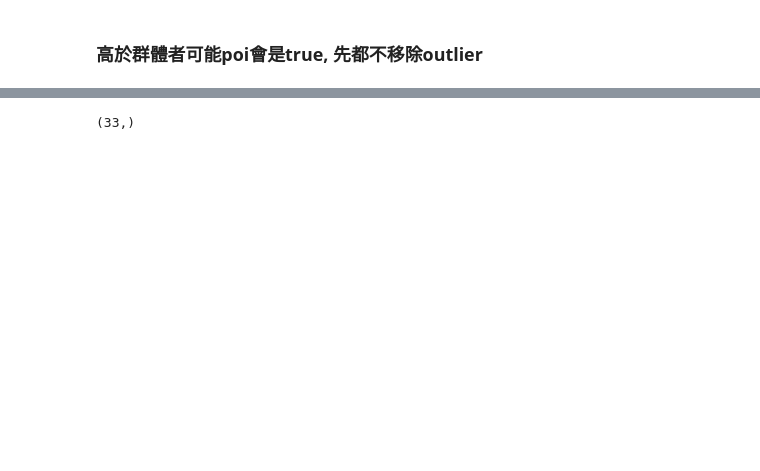
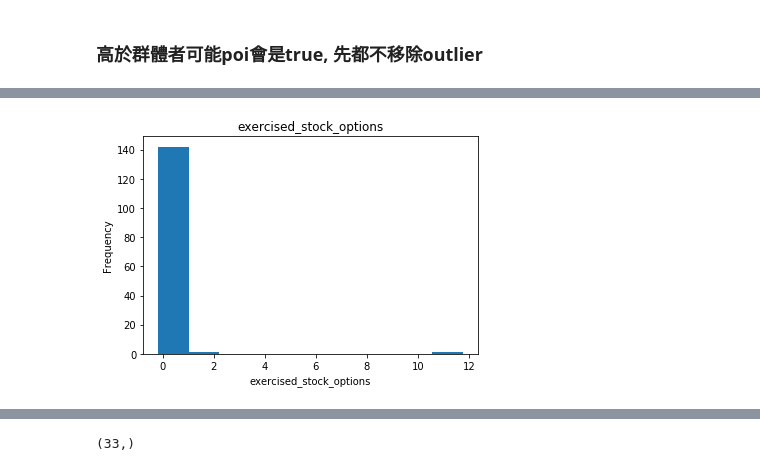
Before and after one commit to alexChiu127/3nd-ML100Days, a Jupyter notebook: 3rd-ml100marathon-midterm/midterm.ipynb, the cells around one changed output, grey strips where cells are left out. Saved outputs shown, nothing was run; the diff lists cells and outputs as text; code cells hidden in the pictures; blank space fills up the shorter version.

```diff
--- a/3rd-ml100marathon-midterm/midterm.ipynb
+++ b/3rd-ml100marathon-midterm/midterm.ipynb
@@ -189,0 +203,5 @@ Numbers of remain columns 5
+# %%
+EnronFraud['exercised_stock_options'].plot.hist(title = 'exercised_stock_options');
+plt.xlabel('exercised_stock_options');
+# %% [output]
+[figure, added]
```
Also changed, not shown: parts of 30 cells of this notebook.
